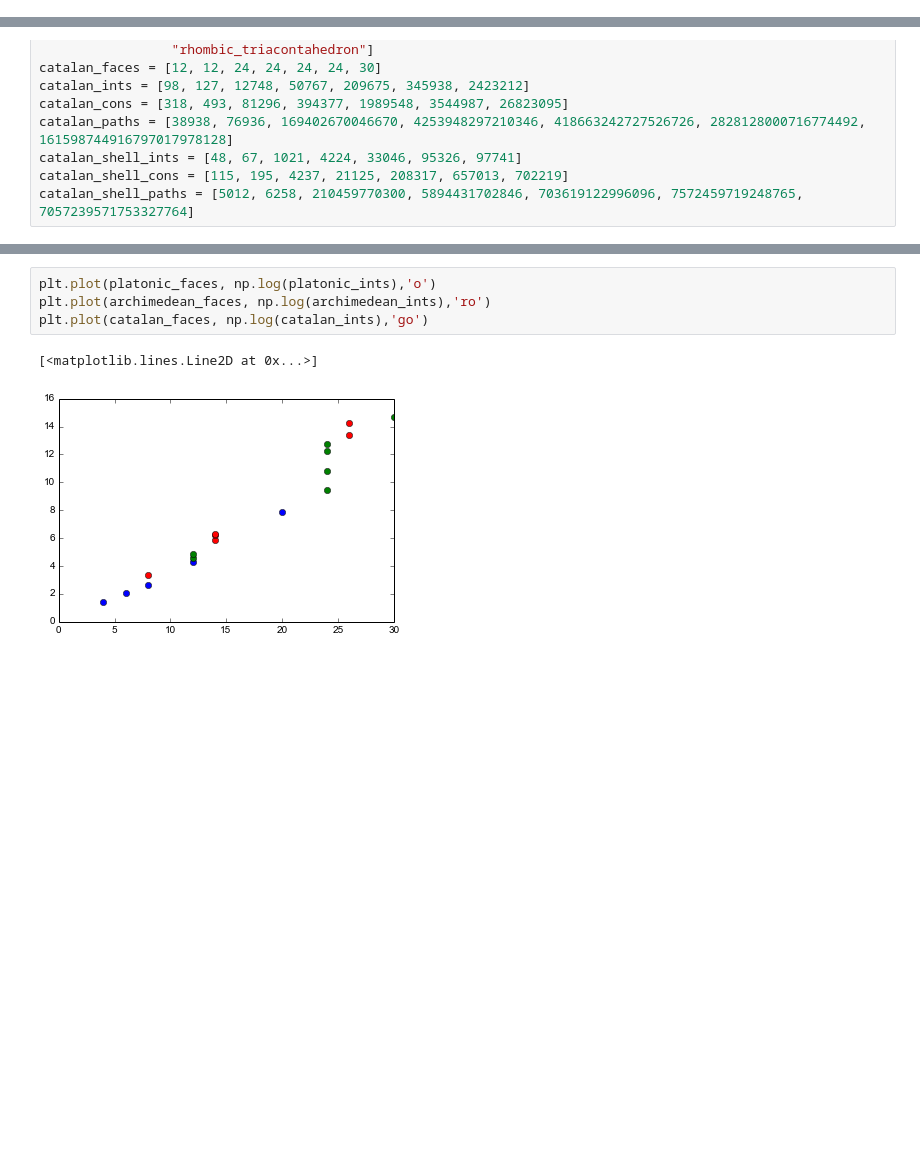
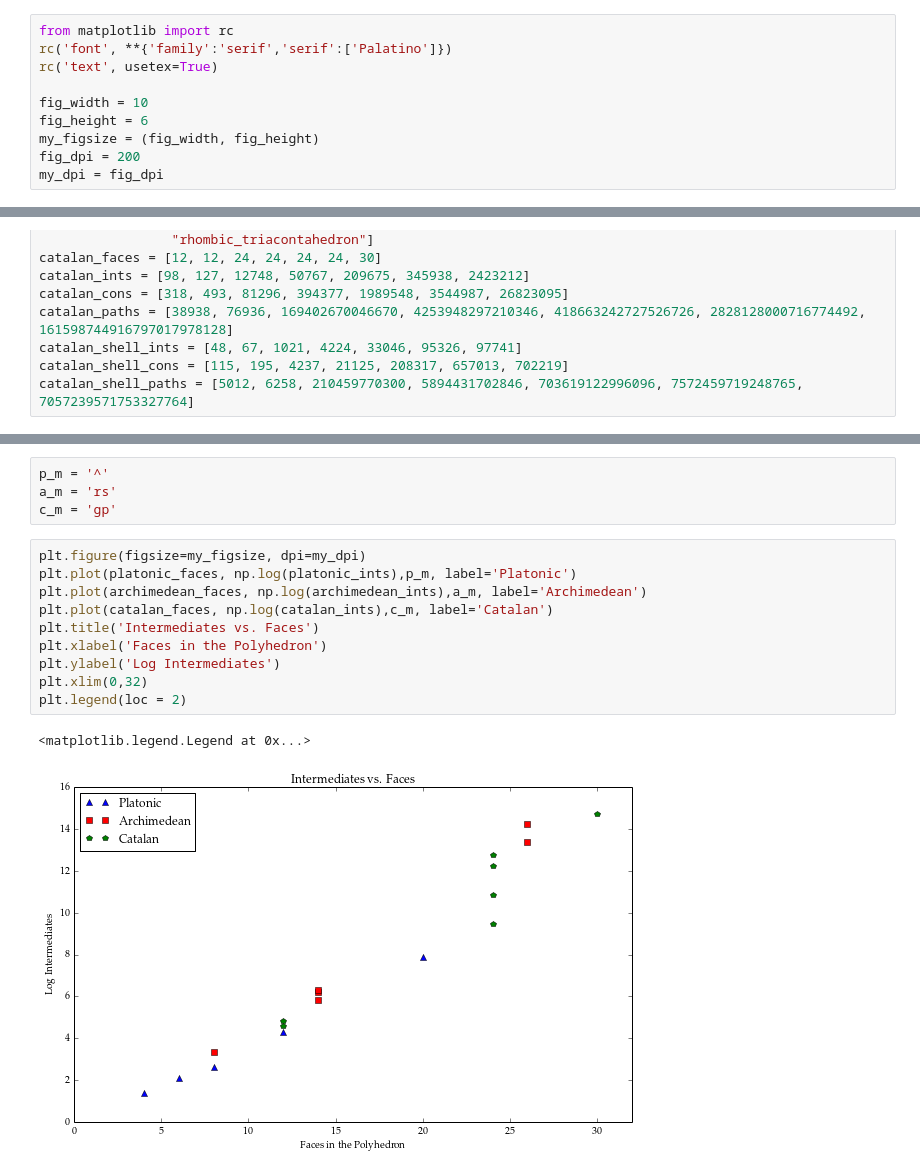
Before and after one commit to Danie1Johnson/thesis, a Jupyter notebook: images/BG_CCS_stats.ipynb, the cells around one changed output, grey strips where cells are left out. Saved outputs shown, nothing was run; the diff lists cells and outputs as text; blank space fills up the shorter version.

```diff
--- a/images/BG_CCS_stats.ipynb
+++ b/images/BG_CCS_stats.ipynb
@@ -4,6 +4,16 @@
 import numpy as np
 import mpmath as mp
 import matplotlib.pyplot as plt
+# %%
+from matplotlib import rc
+rc('font', **{'family':'serif','serif':['Palatino']})
+rc('text', usetex=True)
+
+fig_width = 10
+fig_height = 6
+my_figsize = (fig_width, fig_height)
+fig_dpi = 200
+my_dpi = fig_dpi
 # %%
 platonic_names_uc = ["Tetrahedron",
                      "Cube",
@@ -67,8 +97,18 @@ catalan_shell_paths = [5012, 6258, 210459770300, 5894431702846, 703619122996096,
+# %%
+p_m = '^'
+a_m = 'rs'
+c_m = 'gp'
 # %%
-plt.plot(platonic_faces, np.log(platonic_ints),'o')
-plt.plot(archimedean_faces, np.log(archimedean_ints),'ro')
-plt.plot(catalan_faces, np.log(catalan_ints),'go')
+plt.figure(figsize=my_figsize, dpi=my_dpi)
+plt.plot(platonic_faces, np.log(platonic_ints),p_m, label='Platonic')
+plt.plot(archimedean_faces, np.log(archimedean_ints),a_m, label='Archimedean')
+plt.plot(catalan_faces, np.log(catalan_ints),c_m, label='Catalan')
+plt.title('Intermediates vs. Faces')
+plt.xlabel('Faces in the Polyhedron')
+plt.ylabel('Log Intermediates')
+plt.xlim(0,32)
+plt.legend(loc = 2)
 # %% [output]
-[<matplotlib.lines.Line2D at 0x...>]
+<matplotlib.legend.Legend at 0x...>
-[figure, old version]
+[figure, new version]
 # %%
```
Also changed, not shown: parts of 10 cells of this notebook, 1 other file.
